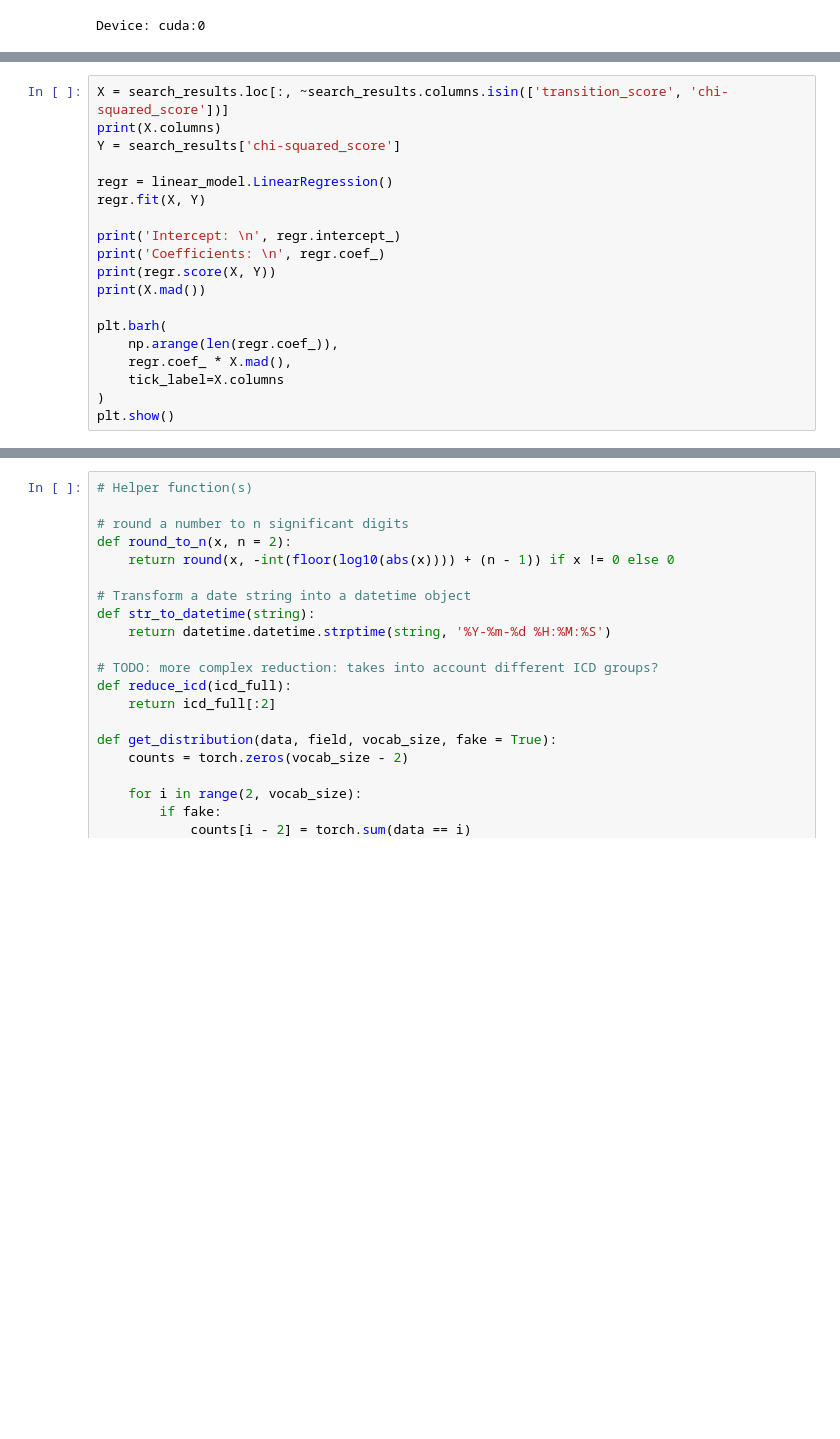
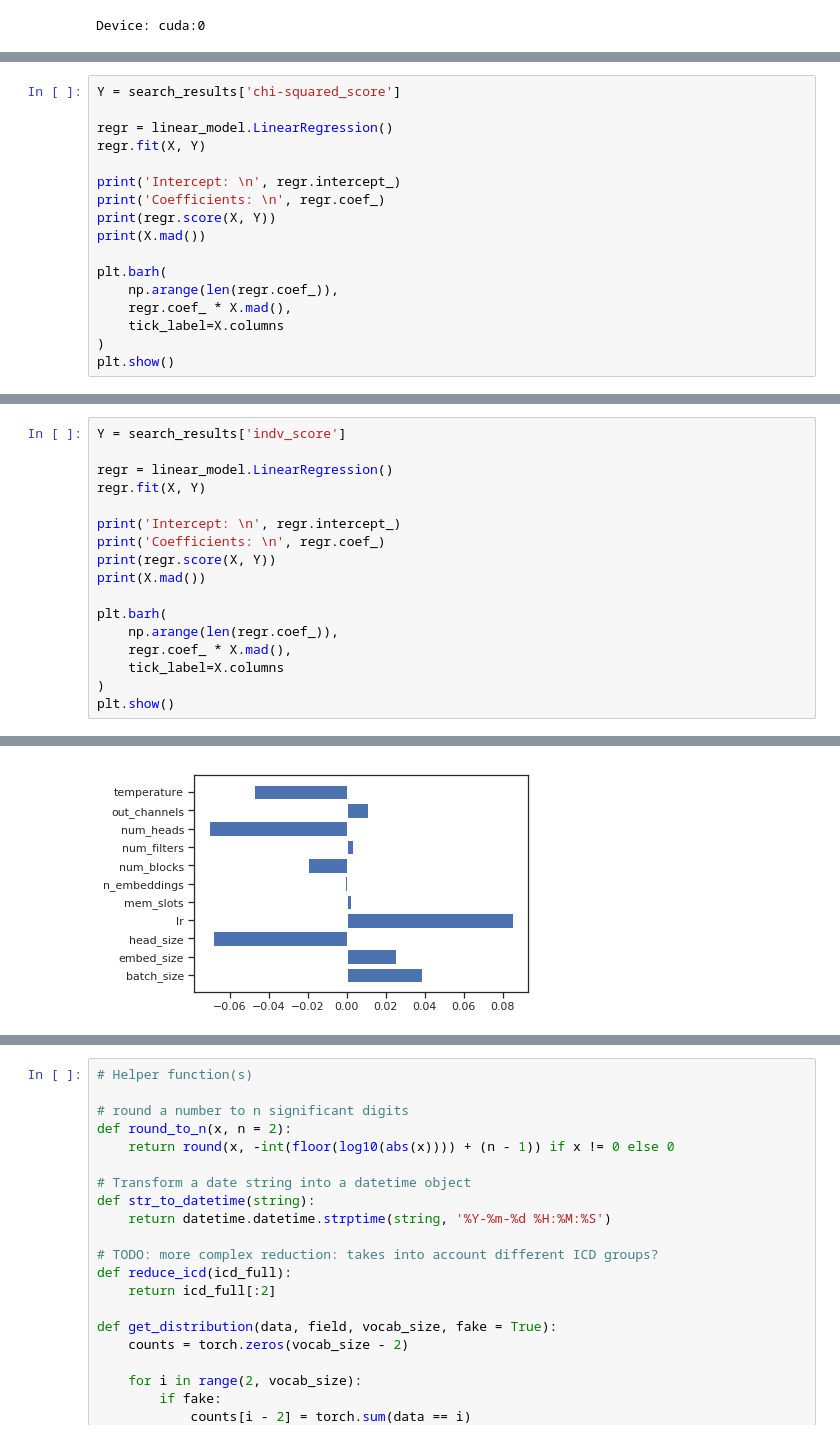
Before and after one commit to dsgelab/FinnGAN, a Jupyter notebook: main.ipynb, the cells around one changed output, grey strips where cells are left out. Cells and saved outputs as stored; diff of their text form; blank space fills up the shorter version.

```diff
--- a/main.ipynb
+++ b/main.ipynb
@@ -119,6 +122,4 @@ dtype: float64
 # %%
-X = search_results.loc[:, ~search_results.columns.isin(['transition_score', 'chi-squared_score'])]
-print(X.columns)
 Y = search_results['chi-squared_score']
 
 regr = linear_model.LinearRegression()
@@ -156,0 +159,18 @@ dtype: float64
+# %%
+Y = search_results['indv_score']
+
+regr = linear_model.LinearRegression()
+regr.fit(X, Y)
+
+print('Intercept: \n', regr.intercept_)
+print('Coefficients: \n', regr.coef_)
+print(regr.score(X, Y))
+print(X.mad())
+
+plt.barh(
+    np.arange(len(regr.coef_)),
+    regr.coef_ * X.mad(),
+    tick_label=X.columns
+)
+plt.show()
+# %% [output]
@@ -156,0 +195 @@ dtype: float64
+[figure, added]
```
Also changed, not shown: parts of 8 cells of this notebook, 1 other file.
